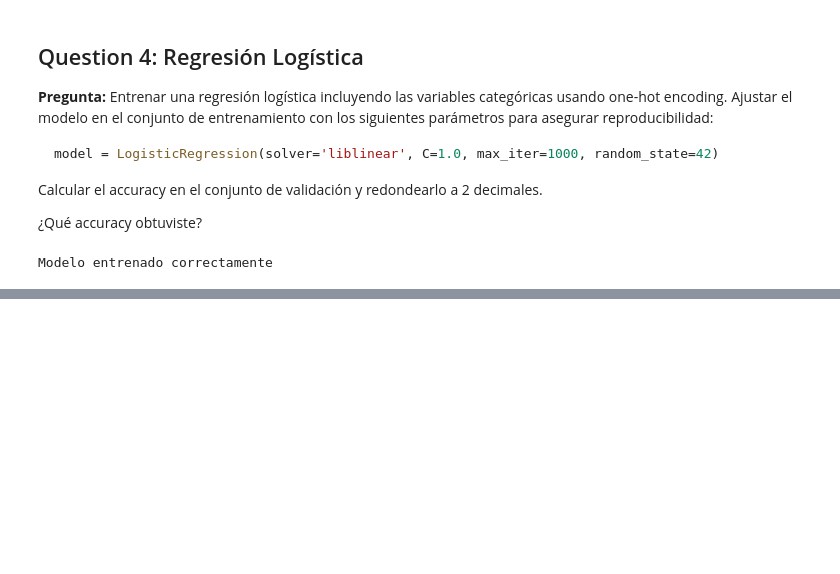
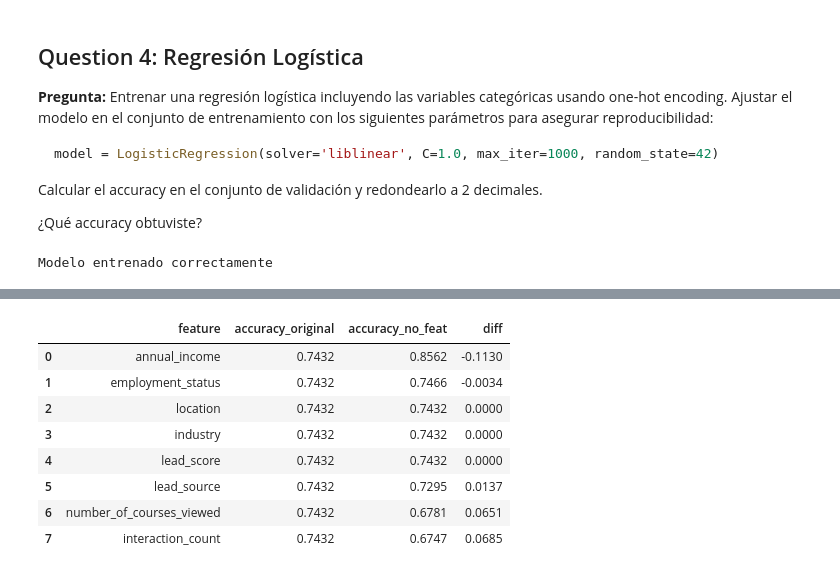
Before and after one commit to jesusoviedo/ml-zoomcamp-knowledge-base, a Jupyter notebook: homework3/notebook/solution.ipynb, the cells around one changed output, grey strips where cells are left out. Saved outputs shown, nothing was run; the diff lists cells and outputs as text; code cells hidden in the pictures; blank space fills up the shorter version.

```diff
--- a/homework3/notebook/solution.ipynb
+++ b/homework3/notebook/solution.ipynb
@@ -523,17 +380,0 @@ print(f"\n**Respuesta Q5:** '{min_diff_feature}' tiene la menor diferencia ({min
-# %%
-# Probar diferentes valores de C
-C_values = [0.01, 0.1, 1, 10, 100]
-results = {}
-
-for C in C_values:
-    # Entrenar modelo con el valor de C especificado
-    model_c = LogisticRegression(solver='liblinear', C=C, max_iter=1000, random_state=42)
-    model_c.fit(X_train, y_train)
-
-    # Calcular accuracy en validación
-    y_pred_c = model_c.predict(X_val)
-    accuracy_c = accuracy_score(y_val, y_pred_c)
-    accuracy_c_rounded = round(accuracy_c, 3)
-
-    results[C] = accuracy_c_rounded
-    print(f"C={C}: accuracy = {accuracy_c_rounded}")
@@ -565,0 +392,5 @@ print("=" * 60)
+# %%
+# Obtener el accuracy original (sin redondear para precisión)
+y_pred_original = model.predict(X_val)
+accuracy_original = accuracy_score(y_val, y_pred_original)
+accuracy_original
@@ -565,0 +399,3 @@ print("=" * 60)
+# %%
+cols_df = df_train_full.columns.tolist()
+cols_df
@@ -565,0 +467,18 @@ print("=" * 60)
+# %%
+# Convertir a DataFrame
+feature_importance_df = pd.DataFrame(feature_importance)
+
+# Ordenar por la diferencia (menor impacto primero)
+feature_importance_df = feature_importance_df.sort_values(by='diff').reset_index(drop=True)
+
+feature_importance_df
+# %% [output]
+|  | feature | accuracy_original | accuracy_no_feat | diff |
+| 0 | annual_income | 0.7432 | 0.8562 | -0.1130 |
+| 1 | employment_status | 0.7432 | 0.7466 | -0.0034 |
+| 2 | location | 0.7432 | 0.7432 | 0.0000 |
+| 3 | industry | 0.7432 | 0.7432 | 0.0000 |
+| 4 | lead_score | 0.7432 | 0.7432 | 0.0000 |
+| 5 | lead_source | 0.7432 | 0.7295 | 0.0137 |
+| 6 | number_of_courses_viewed | 0.7432 | 0.6781 | 0.0651 |
+| 7 | interaction_count | 0.7432 | 0.6747 | 0.0685 |
```
Also changed, not shown: parts of 48 cells of this notebook.
